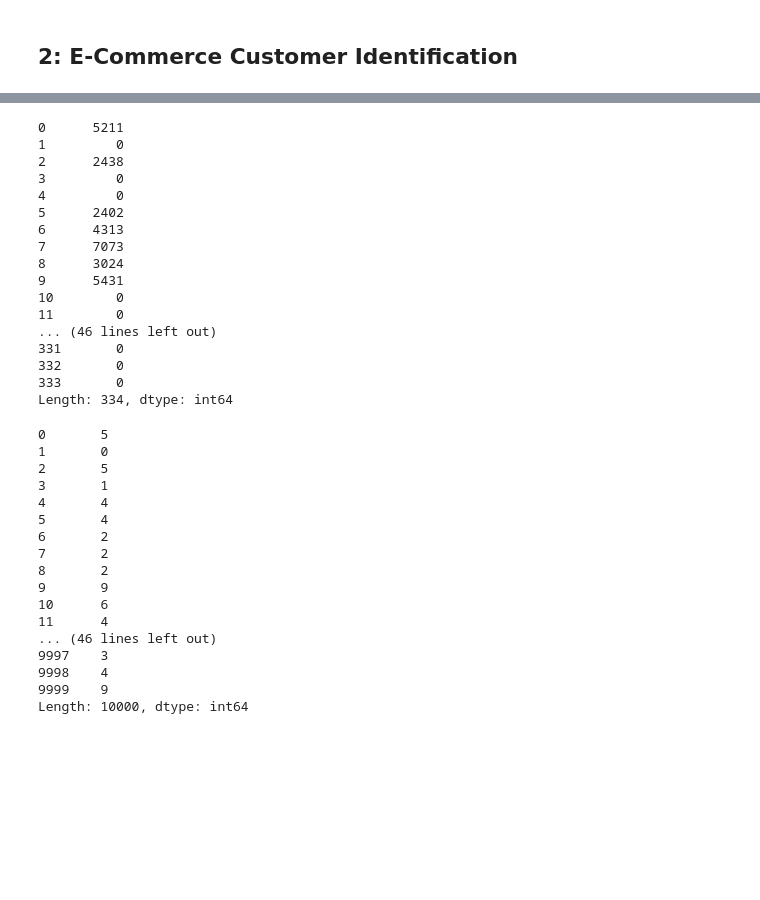
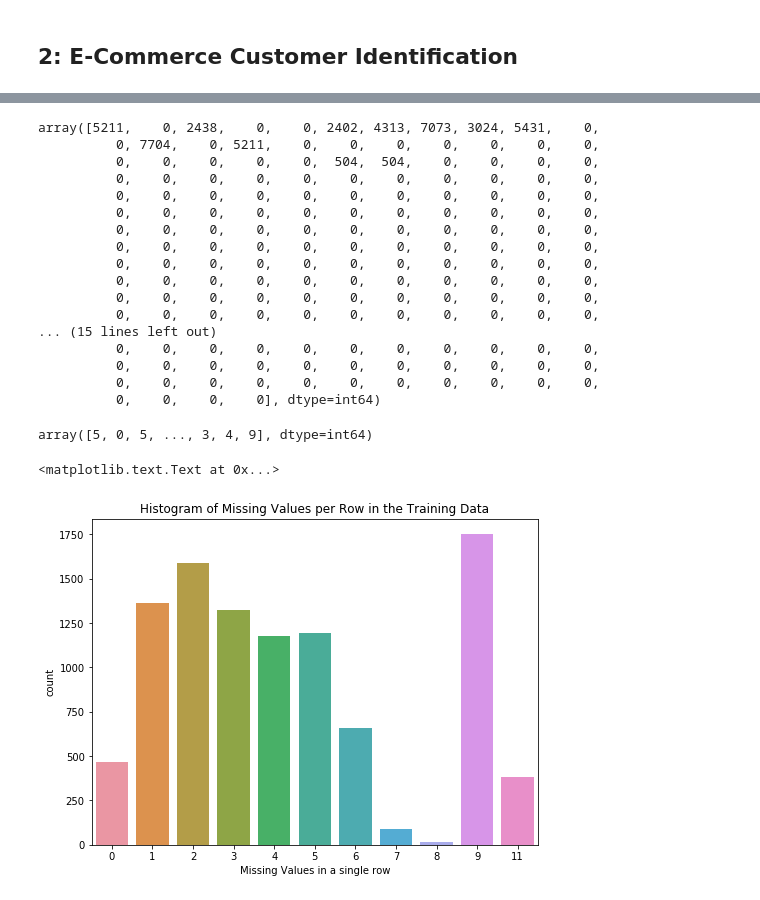
Before and after one commit to MattTriano/Advanced_Data_Mining, a Jupyter notebook: assns/assn3/Triano_Matt_Assignment_3.ipynb, the cells around one changed output, grey strips where cells are left out. Saved outputs shown, nothing was run; the diff lists cells and outputs as text; code cells hidden in the pictures; blank space fills up the shorter version.

```diff
--- a/assns/assn3/Triano_Matt_Assignment_3.ipynb
+++ b/assns/assn3/Triano_Matt_Assignment_3.ipynb
@@ -418,0 +389,13 @@ display(train10k_raw.shape)
+# %%
+train10k_raw = pd.read_csv('train10000.csv', header=None, na_values='999000.0')
+train10k_labels = pd.read_csv('train10000_label.csv', header=None, na_values='999000.0')
+test10k_raw = pd.read_csv('test10000.csv', header=None, na_values='998880.0')
+test10k_labels = pd.read_csv('test10000_label.csv', header=None, na_values='999000.0')
+
+# fixing column names
+col_nums = np.arange(train10k_raw.shape[1])
+X_gon_giveit2ya = np.vectorize(lambda x: 'x' + str(x))
+train10k_raw.columns = X_gon_giveit2ya(col_nums)
+train10k_labels.columns = ['Y']
+test10k_raw.columns = X_gon_giveit2ya(col_nums)
+test10k_labels.columns = ['Y']
@@ -419,40 +450,34 @@ display(train10k_raw.shape)
 # %%
 # Counts of missing values per column
-display(train10k_raw.isnull().sum(axis=0))
+train_NA_by_col = np.array(train10k_raw.isnull().sum(axis=0))
+display(train_NA_by_col)
+
 # Counts of missing values per row
-display(train10k_raw.isnull().sum(axis=1))
+train_NA_by_row = np.array(train10k_raw.isnull().sum(axis=1))
+display(train_NA_by_row)
+
+plt.figure(figsize=(8,6))
+ax = sns.countplot(train_NA_by_row)
+ax.set_title('Histogram of Missing Values per Row in the Training Data')
+ax.set_xlabel('Missing Values in a single row')
 # %% [output]
-0      5211
-1         0
-2      2438
-3         0
-4         0
-5      2402
-6      4313
-7      7073
-8      3024
-9      5431
-10        0
-11        0
-... (46 lines left out)
-331       0
-332       0
-333       0
-Length: 334, dtype: int64
+array([5211,    0, 2438,    0,    0, 2402, 4313, 7073, 3024, 5431,    0,
+          0, 7704,    0, 5211,    0,    0,    0,    0,    0,    0,    0,
+          0,    0,    0,    0,    0,  504,  504,    0,    0,    0,    0,
+          0,    0,    0,    0,    0,    0,    0,    0,    0,    0,    0,
+          0,    0,    0,    0,    0,    0,    0,    0,    0,    0,    0,
+          0,    0,    0,    0,    0,    0,    0,    0,    0,    0,    0,
+          0,    0,    0,    0,    0,    0,    0,    0,    0,    0,    0,
+          0,    0,    0,    0,    0,    0,    0,    0,    0,    0,    0,
+          0,    0,    0,    0,    0,    0,    0,    0,    0,    0,    0,
+          0,    0,    0,    0,    0,    0,    0,    0,    0,    0,    0,
+          0,    0,    0,    0,    0,    0,    0,    0,    0,    0,    0,
+          0,    0,    0,    0,    0,    0,    0,    0,    0,    0,    0,
+... (15 lines left out)
+          0,    0,    0,    0,    0,    0,    0,    0,    0,    0,    0,
+          0,    0,    0,    0,    0,    0,    0,    0,    0,    0,    0,
+          0,    0,    0,    0,    0,    0,    0,    0,    0,    0,    0,
+          0,    0,    0,    0], dtype=int64)
-0       5
-1       0
-2       5
-3       1
-4       4
-5       4
-6       2
-7       2
-8       2
-9       9
-10      6
-11      4
-... (46 lines left out)
-9997    3
-9998    4
-9999    9
-Length: 10000, dtype: int64
+array([5, 0, 5, ..., 3, 4, 9], dtype=int64)
+<matplotlib.text.Text at 0x...>
+[figure, added]
```
Also changed, not shown: parts of 17 cells of this notebook.
